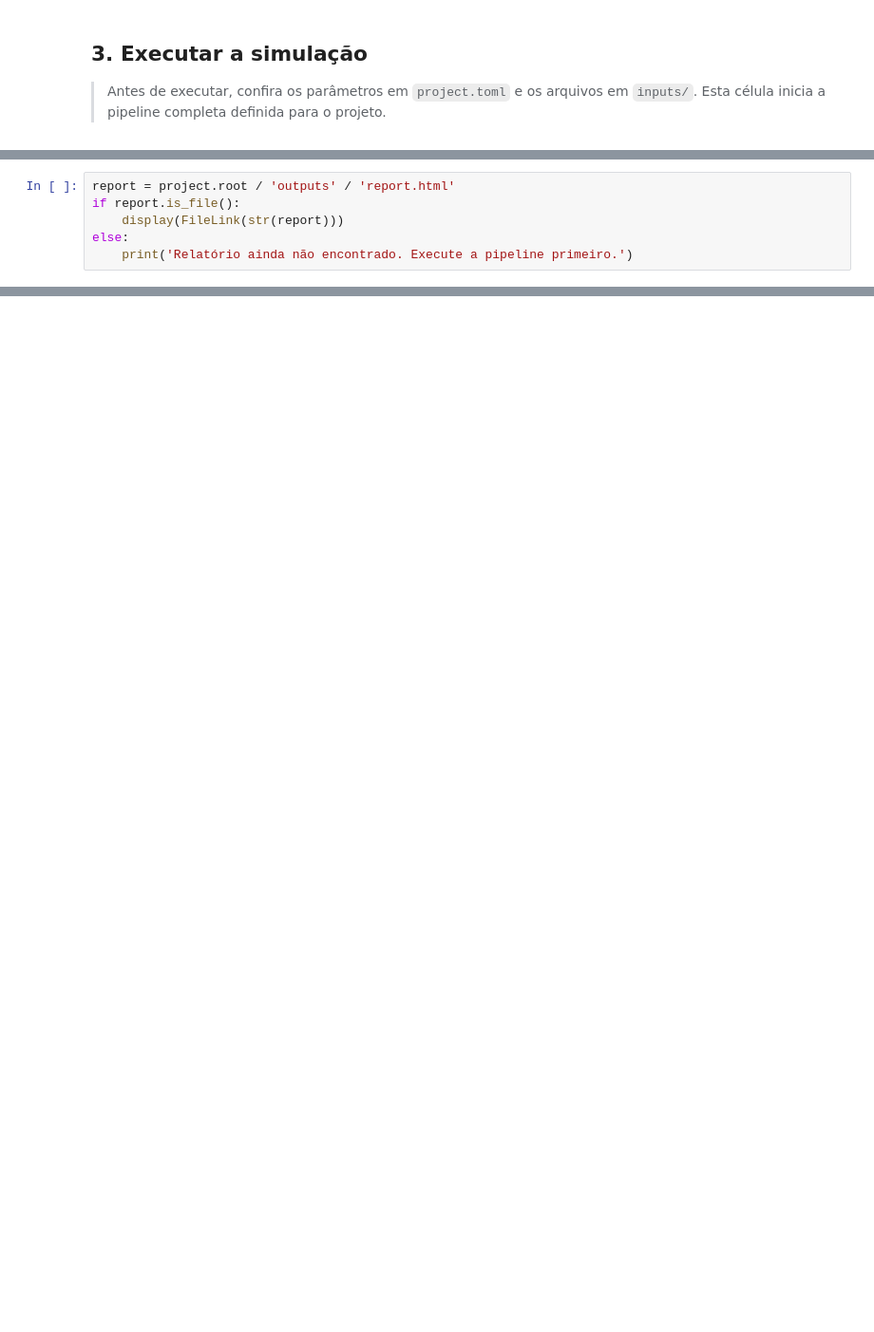
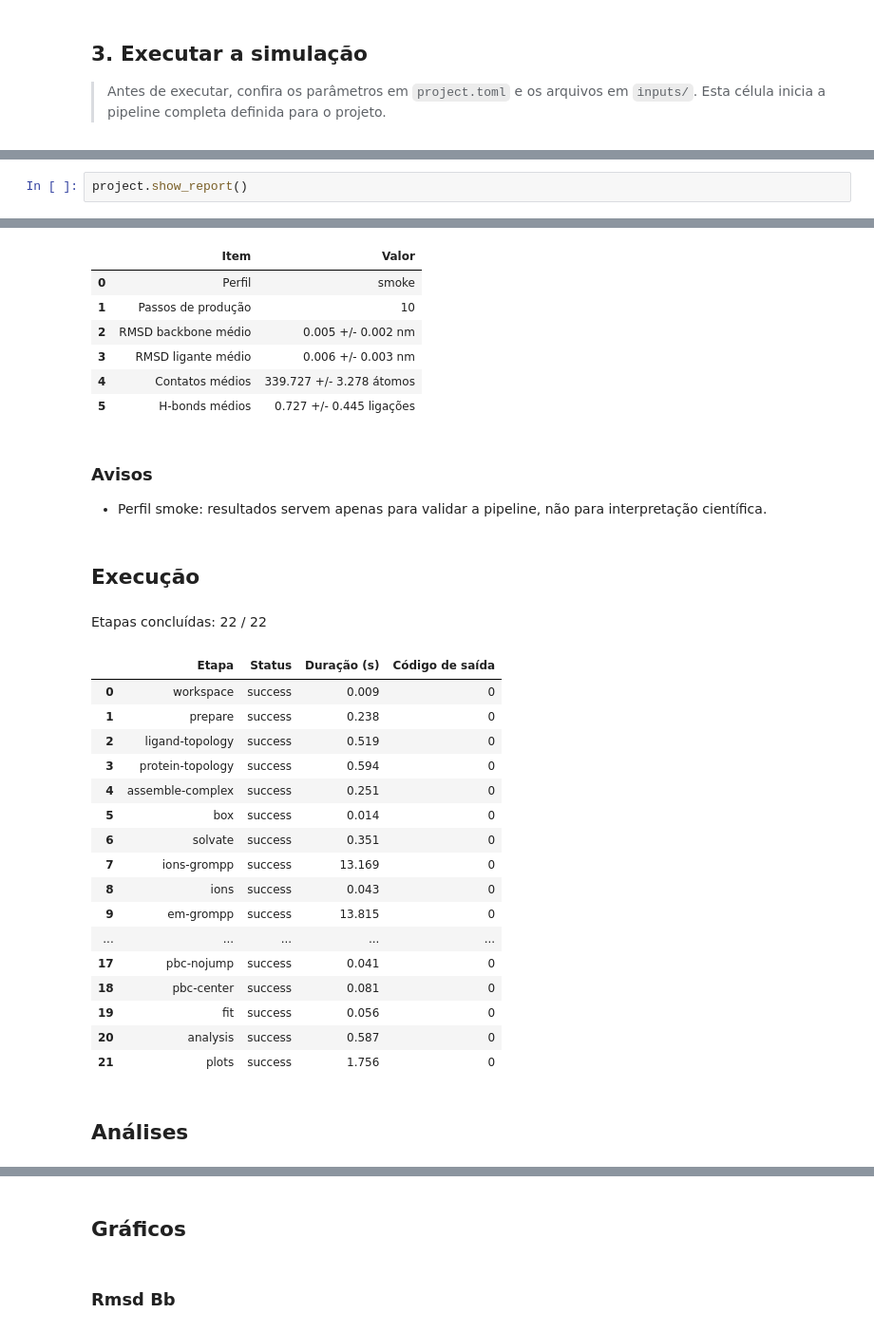
Before and after one commit to MichelLacerda/gmxflow, a Jupyter notebook: examples/protein_ligand_complex/project.ipynb, the cells around one changed output, grey strips where cells are left out. Shown at 95% size. Cells and saved outputs as stored; diff of their text form; blank space fills up the shorter version.

```diff
--- a/examples/protein_ligand_complex/project.ipynb
+++ b/examples/protein_ligand_complex/project.ipynb
@@ -40,6 +45,3 @@ O relatório só estará disponível depois que a pipeline terminar com sucesso.
 # %%
-report = project.root / 'outputs' / 'report.html'
-if report.is_file():
-    display(FileLink(str(report)))
-else:
-    print('Relatório ainda não encontrado. Execute a pipeline primeiro.')
+project.show_report()
+# %% [output]
@@ -45,0 +51,29 @@ else:
+|  | Item | Valor |
+| 0 | Perfil | smoke |
+| 1 | Passos de produção | 10 |
+| 2 | RMSD backbone médio | 0.005 +/- 0.002 nm |
+| 3 | RMSD ligante médio | 0.006 +/- 0.003 nm |
+| 4 | Contatos médios | 339.727 +/- 3.278 átomos |
+| 5 | H-bonds médios | 0.727 +/- 0.445 ligações |
+### Avisos
+- Perfil smoke: resultados servem apenas para validar a pipeline, não para interpretação científica.
+## Execução
+Etapas concluídas: 22 / 22
+|  | Etapa | Status | Duração (s) | Código de saída |
+| 0 | workspace | success | 0.009 | 0 |
+| 1 | prepare | success | 0.238 | 0 |
+| 2 | ligand-topology | success | 0.519 | 0 |
+| 3 | protein-topology | success | 0.594 | 0 |
+| 4 | assemble-complex | success | 0.251 | 0 |
+| 5 | box | success | 0.014 | 0 |
+| 6 | solvate | success | 0.351 | 0 |
+| 7 | ions-grompp | success | 13.169 | 0 |
+| 8 | ions | success | 0.043 | 0 |
+| 9 | em-grompp | success | 13.815 | 0 |
+| ... | ... | ... | ... | ... |
+| 17 | pbc-nojump | success | 0.041 | 0 |
+| 18 | pbc-center | success | 0.081 | 0 |
+| 19 | fit | success | 0.056 | 0 |
+| 20 | analysis | success | 0.587 | 0 |
+| 21 | plots | success | 1.756 | 0 |
+## Análises
@@ -45,0 +88,2 @@ else:
+## Gráficos
+### Rmsd Bb
```
Also changed, not shown: parts of 5 cells of this notebook, 15 other files.
